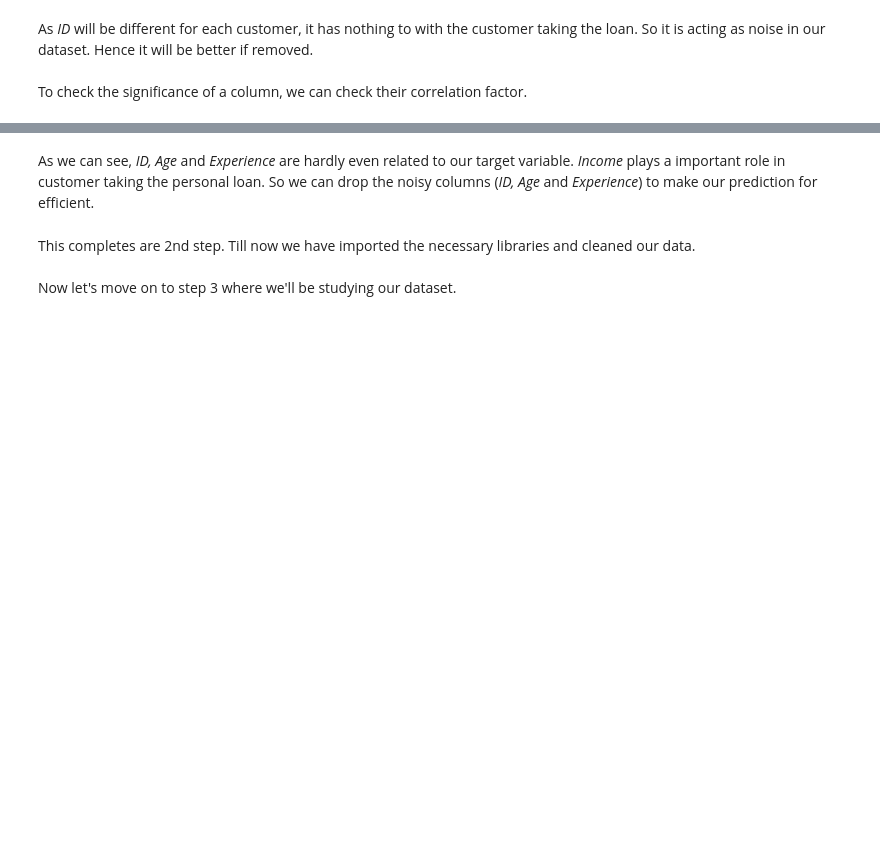
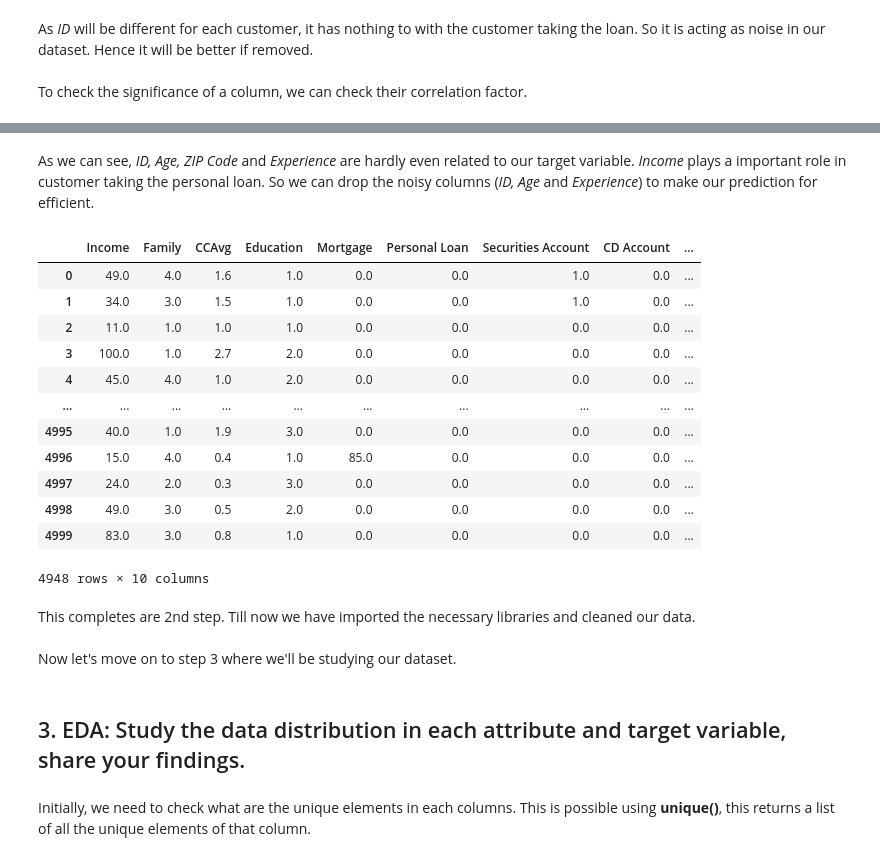
Before and after one commit to Ashwith25/Marketing-Campaign-for-Banking-Products, a Jupyter notebook: Internship_studio_ML.ipynb, the cells around one changed output, grey strips where cells are left out. Saved outputs shown, nothing was run; the diff lists cells and outputs as text; code cells hidden in the pictures; blank space fills up the shorter version.

```diff
--- a/Internship_studio_ML.ipynb
+++ b/Internship_studio_ML.ipynb
@@ -163,12 +164,30 @@ Correlation between CD Account and Personal Loan is 0.31576939842819973
 Correlation between Online and Personal Loan is 0.006175184362285571
 Correlation between CreditCard and Personal Loan is 0.002775729174601692
 # %% [markdown]
-As we can see, _ID, Age_ and _Experience_ are hardly even related to our target variable. _Income_ plays a important role in customer taking the personal loan. So we can drop the noisy columns (_ID, Age_ and _Experience_) to make our prediction for efficient.
+As we can see, _ID, Age, ZIP Code_ and _Experience_ are hardly even related to our target variable. _Income_ plays a important role in customer taking the personal loan. So we can drop the noisy columns (_ID, Age_ and _Experience_) to make our prediction for efficient.
 # %%
-new_content.drop(["ID", "Age", "Experience"], axis=1, inplace=True)
+new_content.drop(["ID", "Age", "ZIP Code", "Experience"], axis=1, inplace=True)
 new_content
+# %% [output]
+|  | Income | Family | CCAvg | Education | Mortgage | Personal Loan | Securities Account | CD Account | ... |
+| 0 | 49.0 | 4.0 | 1.6 | 1.0 | 0.0 | 0.0 | 1.0 | 0.0 | ... |
+| 1 | 34.0 | 3.0 | 1.5 | 1.0 | 0.0 | 0.0 | 1.0 | 0.0 | ... |
+| 2 | 11.0 | 1.0 | 1.0 | 1.0 | 0.0 | 0.0 | 0.0 | 0.0 | ... |
+| 3 | 100.0 | 1.0 | 2.7 | 2.0 | 0.0 | 0.0 | 0.0 | 0.0 | ... |
+| 4 | 45.0 | 4.0 | 1.0 | 2.0 | 0.0 | 0.0 | 0.0 | 0.0 | ... |
+| ... | ... | ... | ... | ... | ... | ... | ... | ... | ... |
+| 4995 | 40.0 | 1.0 | 1.9 | 3.0 | 0.0 | 0.0 | 0.0 | 0.0 | ... |
+| 4996 | 15.0 | 4.0 | 0.4 | 1.0 | 85.0 | 0.0 | 0.0 | 0.0 | ... |
+| 4997 | 24.0 | 2.0 | 0.3 | 3.0 | 0.0 | 0.0 | 0.0 | 0.0 | ... |
+| 4998 | 49.0 | 3.0 | 0.5 | 2.0 | 0.0 | 0.0 | 0.0 | 0.0 | ... |
+| 4999 | 83.0 | 3.0 | 0.8 | 1.0 | 0.0 | 0.0 | 0.0 | 0.0 | ... |
+4948 rows × 10 columns
 # %% [markdown]
 This completes are 2nd step. Till now we have imported the necessary libraries and cleaned our data.<br><br>
 Now let's move on to step 3 where we'll be studying our dataset.
+# %% [markdown]
+## 3. EDA: Study the data distribution in each attribute and target variable, share your findings.
+# %% [markdown]
+Initially, we need to check what are the unique elements in each columns. This is possible using <b>unique()</b>, this returns a list of all the unique elements of that column.
 # %%
 for i in new_content.columns:
```
Also changed, not shown: parts of 46 cells of this notebook.
